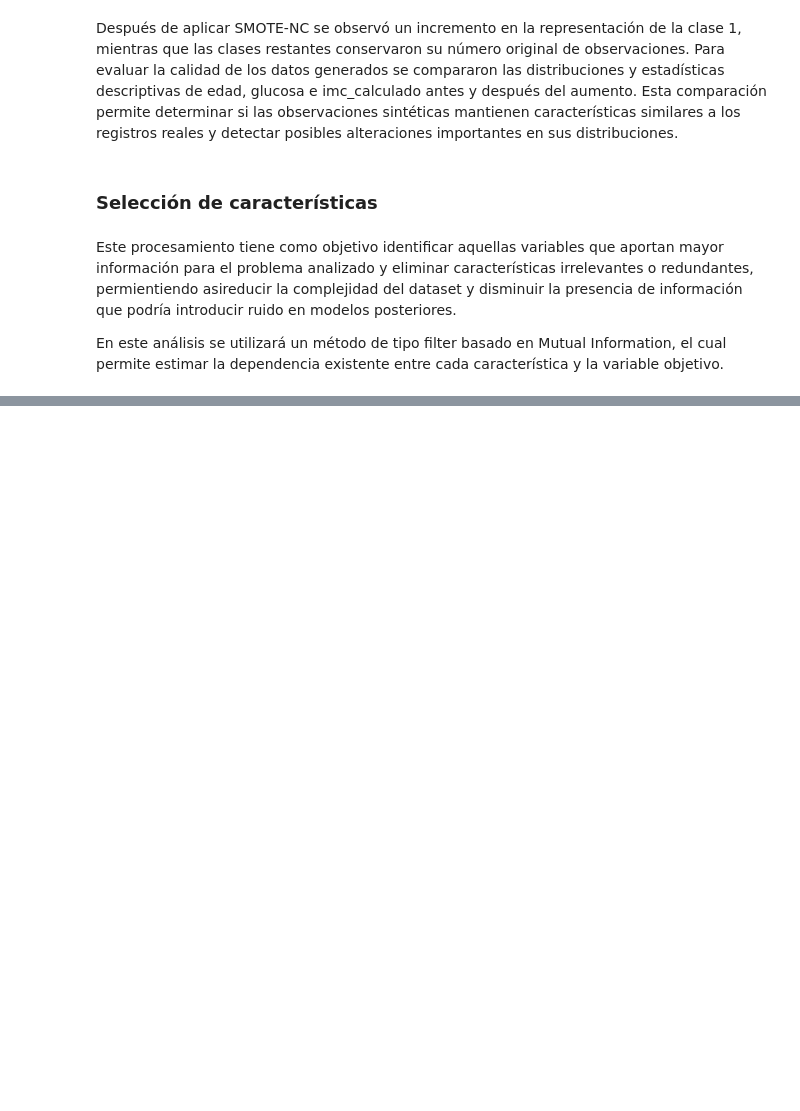
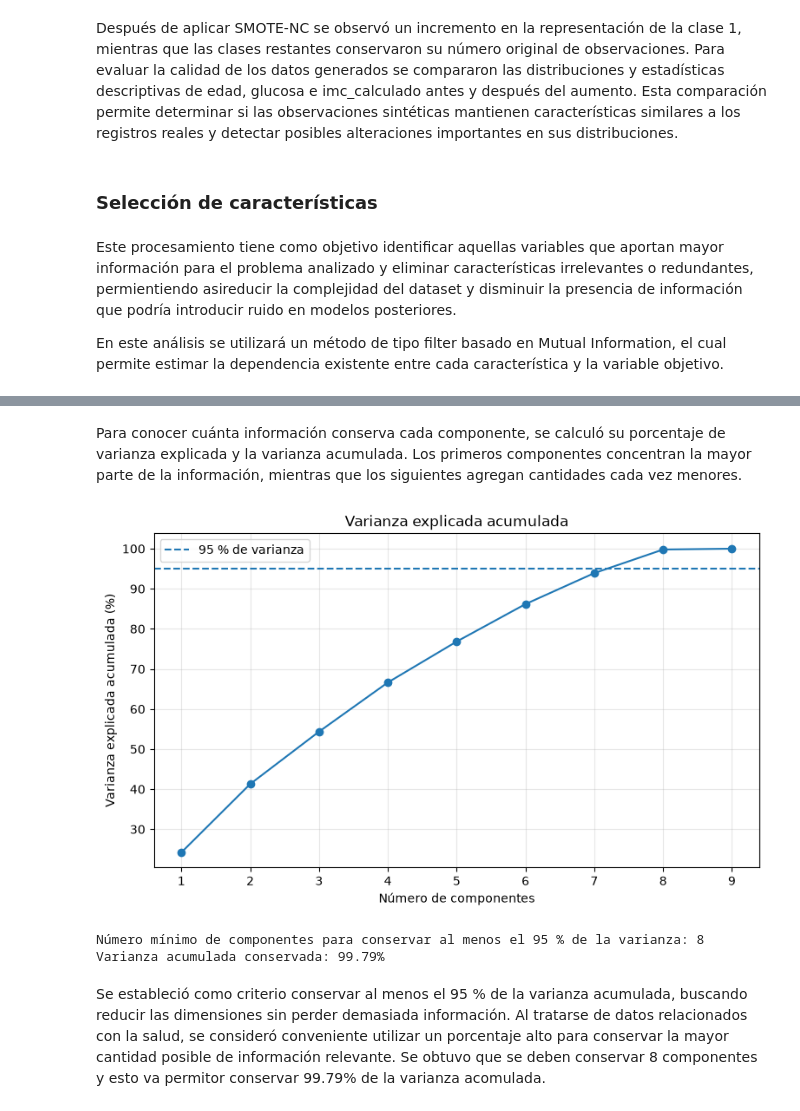
Before and after one commit to adriamedinaa-ang/icd2026, a Jupyter notebook: Practices/Practice 2/Practice 2.ipynb, the cells around one changed output, grey strips where cells are left out. Saved outputs shown, nothing was run; the diff lists cells and outputs as text; code cells hidden in the pictures; blank space fills up the shorter version.

```diff
--- a/Practices/Practice 2/Practice 2.ipynb
+++ b/Practices/Practice 2/Practice 2.ipynb
@@ -1040,0 +1368,13 @@ print("y:", y_seleccion.shape)
+# %%
+scaler = StandardScaler()
+
+X_pca_scaled = scaler.fit_transform(X_pca)
+X_pca_scaled_df = pd.DataFrame(
+    X_pca_scaled,
+    columns=X_pca.columns,
+    index=X_pca.index
+)
+
+display(
+    X_pca_scaled_df.describe().round(2)
+)
@@ -1040,0 +1440,53 @@ print("y:", y_seleccion.shape)
+# %% [markdown]
+Para conocer cuánta información conserva cada componente, se calculó su porcentaje de varianza explicada y la varianza acumulada. Los primeros componentes concentran la mayor parte de la información, mientras que los siguientes agregan cantidades cada vez menores.
+# %%
+plt.figure(figsize=(9, 5))
+
+plt.plot(
+    componentes,
+    varianza_acumulada * 100,
+    marker='o'
+)
+
+# Línea del 95 %
+plt.axhline(
+    y=95,
+    linestyle='--',
+    label='95 % de varianza'
+)
+
+plt.xticks(componentes)
+
+plt.xlabel('Número de componentes')
+plt.ylabel('Varianza explicada acumulada (%)')
+
+plt.title(
+    'Varianza explicada acumulada'
+)
+
+plt.legend()
+plt.grid(alpha=0.3)
+
+plt.show()
+# %% [output]
+[figure, added]
+# %%
+n_componentes_95 = np.argmax(
+    varianza_acumulada >= 0.95
+) + 1
+
+print(
+    "Número mínimo de componentes para conservar "
+    f"al menos el 95 % de la varianza: "
+    f"{n_componentes_95}"
+)
+
+print(
+    "Varianza acumulada conservada:",
+    f"{varianza_acumulada[n_componentes_95 - 1] * 100:.2f}%"
+)
+# %% [output]
+Número mínimo de componentes para conservar al menos el 95 % de la varianza: 8
+Varianza acumulada conservada: 99.79%
+# %% [markdown]
+Se estableció como criterio conservar al menos el 95 % de la varianza acumulada, buscando reducir las dimensiones sin perder demasiada información. Al tratarse de datos relacionados con la salud, se consideró conveniente utilizar un porcentaje alto para conservar la mayor cantidad posible de información relevante. Se obtuvo que se deben conservar 8 componentes y esto va permitor conservar 99.79% de la varianza acomulada.
```
Also changed, not shown: parts of 42 cells of this notebook.
